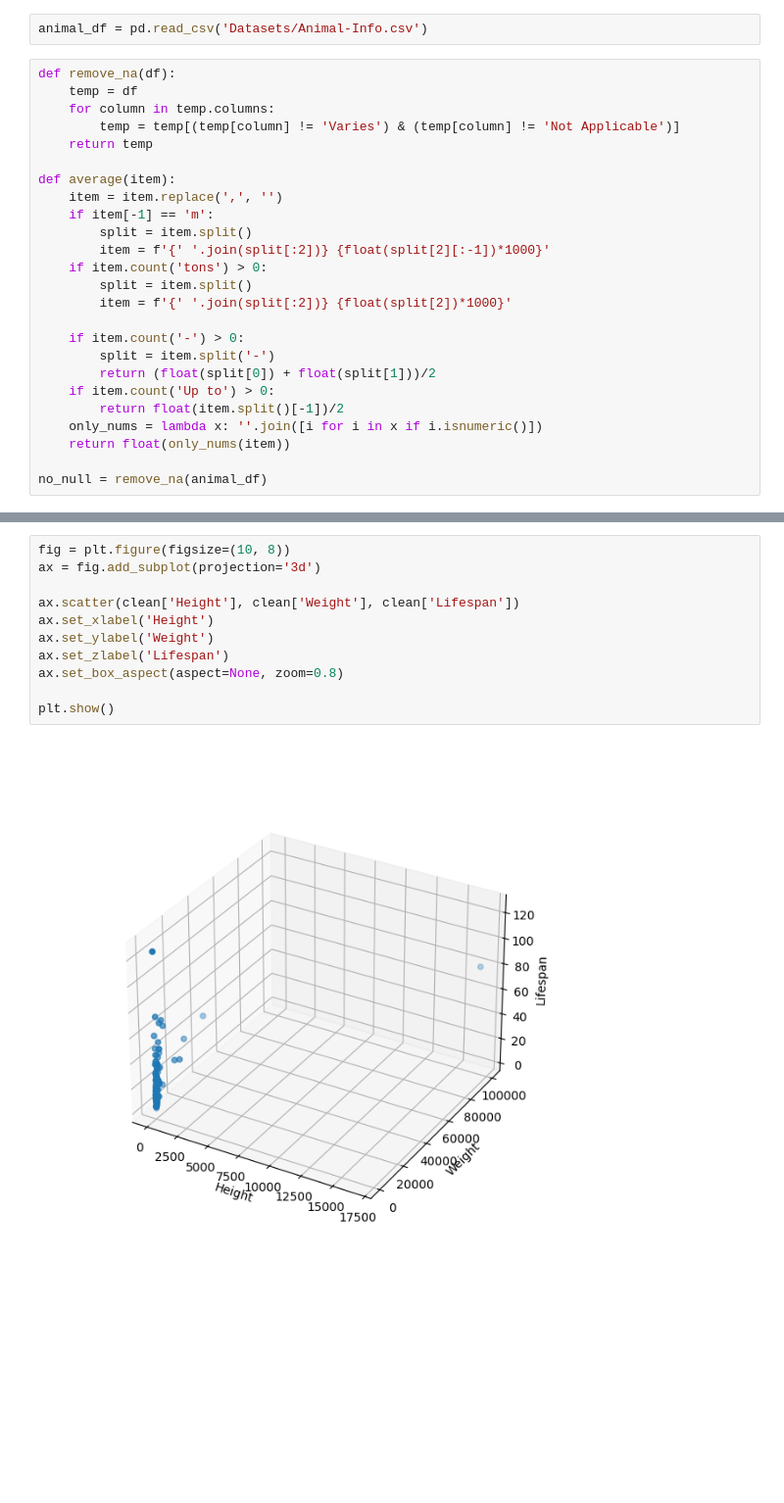
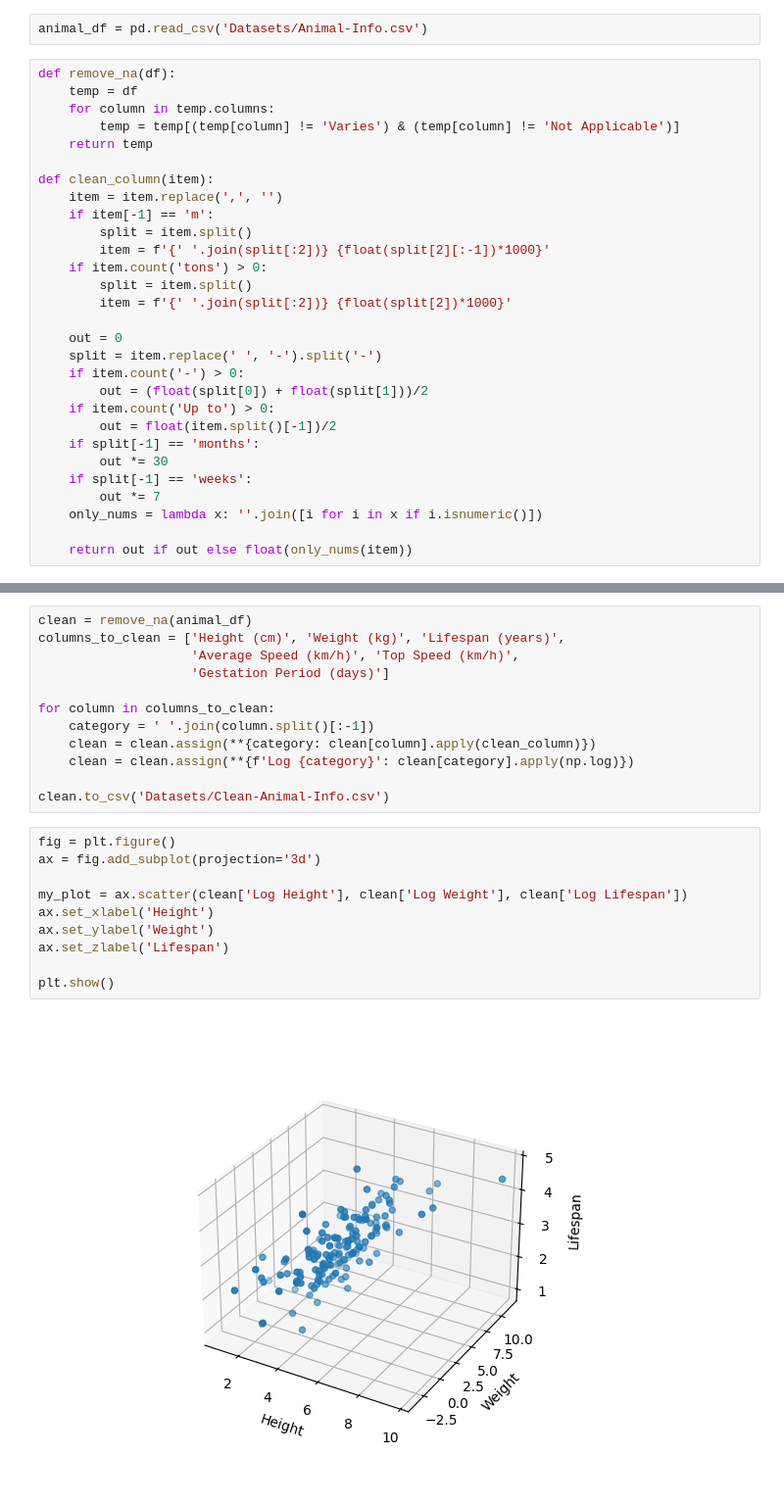
Before and after one commit to Giraff-o-titans/Giraff-o-titans-Datahacks, a Jupyter notebook: ML.ipynb, the cells around one changed output, grey strips where cells are left out. Shown at 98% size. Cells and saved outputs as stored; diff of their text form; blank space fills up the shorter version.

```diff
--- a/ML.ipynb
+++ b/ML.ipynb
@@ -18,7 +21,7 @@ def remove_na(df):
         temp = temp[(temp[column] != 'Varies') & (temp[column] != 'Not Applicable')]
     return temp
 
-def average(item):
+def clean_column(item):
     item = item.replace(',', '')
     if item[-1] == 'm':
         split = item.split()
@@ -27,12 +30,16 @@ def average(item):
         split = item.split()
         item = f'{' '.join(split[:2])} {float(split[2])*1000}'
 
+    out = 0
+    split = item.replace(' ', '-').split('-')
     if item.count('-') > 0:
-        split = item.split('-')
-        return (float(split[0]) + float(split[1]))/2
+        out = (float(split[0]) + float(split[1]))/2
     if item.count('Up to') > 0:
-        return float(item.split()[-1])/2
+        out = float(item.split()[-1])/2
+    if split[-1] == 'months':
+        out *= 30
+    if split[-1] == 'weeks':
+        out *= 7
     only_nums = lambda x: ''.join([i for i in x if i.isnumeric()])
-    return float(only_nums(item))
 
-no_null = remove_na(animal_df)
+    return out if out else float(only_nums(item))
@@ -43,13 +46,24 @@ clean = no_null.assign(Height = no_null['Height (cm)'].apply(average),
+# %%
+clean = remove_na(animal_df)
+columns_to_clean = ['Height (cm)', 'Weight (kg)', 'Lifespan (years)',
+                    'Average Speed (km/h)', 'Top Speed (km/h)',
+                    'Gestation Period (days)']
+
+for column in columns_to_clean:
+    category = ' '.join(column.split()[:-1])
+    clean = clean.assign(**{category: clean[column].apply(clean_column)})
+    clean = clean.assign(**{f'Log {category}': clean[category].apply(np.log)})
+
+clean.to_csv('Datasets/Clean-Animal-Info.csv')
 # %%
-fig = plt.figure(figsize=(10, 8))
+fig = plt.figure()
 ax = fig.add_subplot(projection='3d')
 
-ax.scatter(clean['Height'], clean['Weight'], clean['Lifespan'])
+my_plot = ax.scatter(clean['Log Height'], clean['Log Weight'], clean['Log Lifespan'])
 ax.set_xlabel('Height')
 ax.set_ylabel('Weight')
 ax.set_zlabel('Lifespan')
-ax.set_box_aspect(aspect=None, zoom=0.8)
 
 plt.show()
 # %% [output]
-[figure, old version]
+[figure, new version]
```
Also changed, not shown: parts of 7 cells of this notebook, 2 other files.
